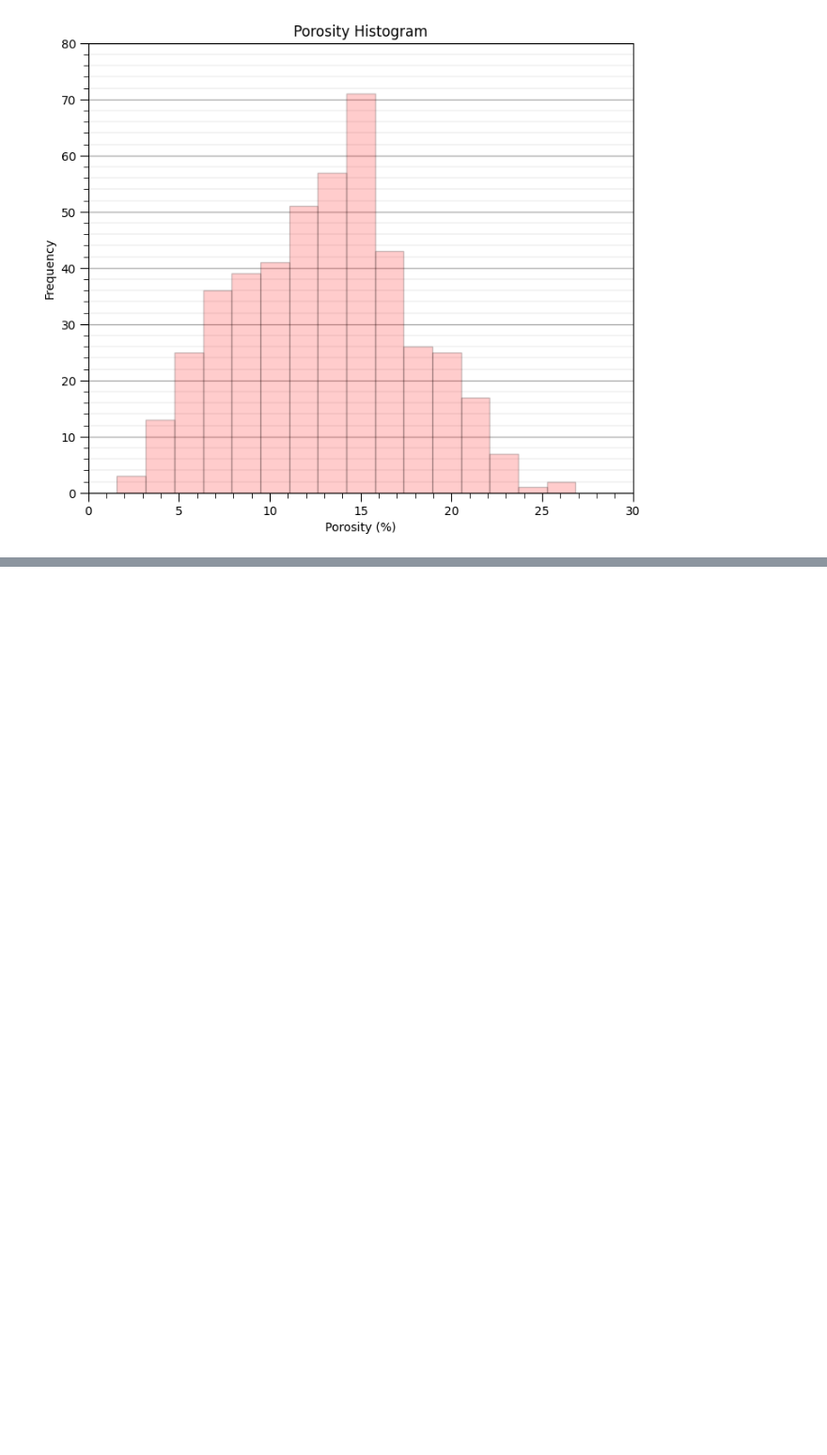
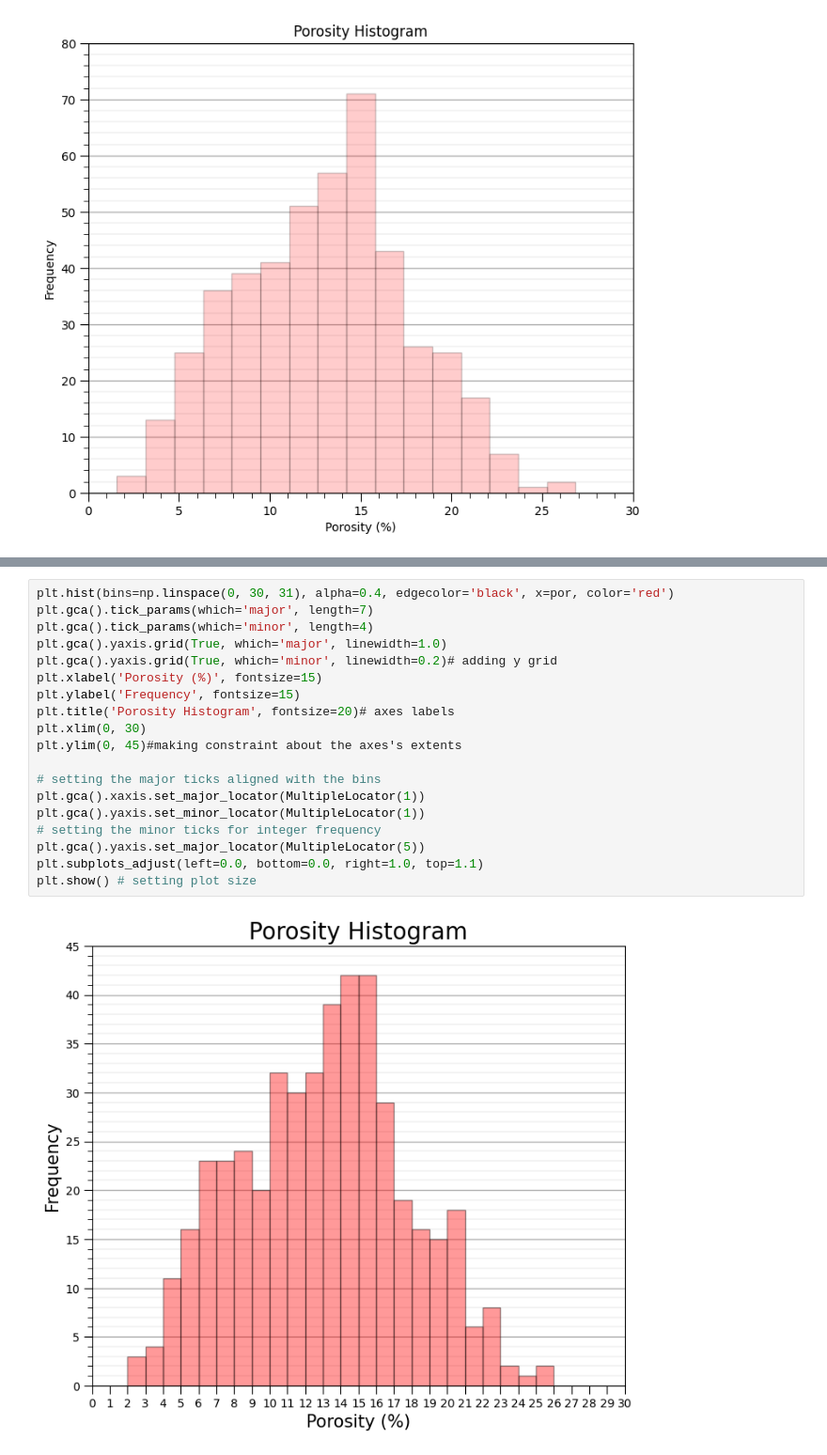
Before and after one commit to aaditya29/Quantitative-Finance-With-Python, a Jupyter notebook: 05-Data Science Basics/03-Univariate Data Visualisation/univariate.ipynb, the cells around one changed output, grey strips where cells are left out. Shown at 94% size. Cells and saved outputs as stored; diff of their text form; blank space fills up the shorter version.

Commit message:
imporving consistency of histogram

```diff
--- a/05-Data Science Basics/03-Univariate Data Visualisation/univariate.ipynb
+++ b/05-Data Science Basics/03-Univariate Data Visualisation/univariate.ipynb
@@ -103,0 +109,21 @@ plt.show() # setting plot size
+# %%
+plt.hist(bins=np.linspace(0, 30, 31), alpha=0.4, edgecolor='black', x=por, color='red')
+plt.gca().tick_params(which='major', length=7)
+plt.gca().tick_params(which='minor', length=4)
+plt.gca().yaxis.grid(True, which='major', linewidth=1.0)
+plt.gca().yaxis.grid(True, which='minor', linewidth=0.2)# adding y grid
+plt.xlabel('Porosity (%)', fontsize=15)
+plt.ylabel('Frequency', fontsize=15)
+plt.title('Porosity Histogram', fontsize=20)# axes labels
+plt.xlim(0, 30)
+plt.ylim(0, 45)#making constraint about the axes's extents
+
+# setting the major ticks aligned with the bins
+plt.gca().xaxis.set_major_locator(MultipleLocator(1))
+plt.gca().yaxis.set_minor_locator(MultipleLocator(1))
+# setting the minor ticks for integer frequency
+plt.gca().yaxis.set_major_locator(MultipleLocator(5))
+plt.subplots_adjust(left=0.0, bottom=0.0, right=1.0, top=1.1)
+plt.show() # setting plot size
+# %% [output]
+[figure, added]
```
Also changed, not shown: parts of 1 cell of this notebook.
